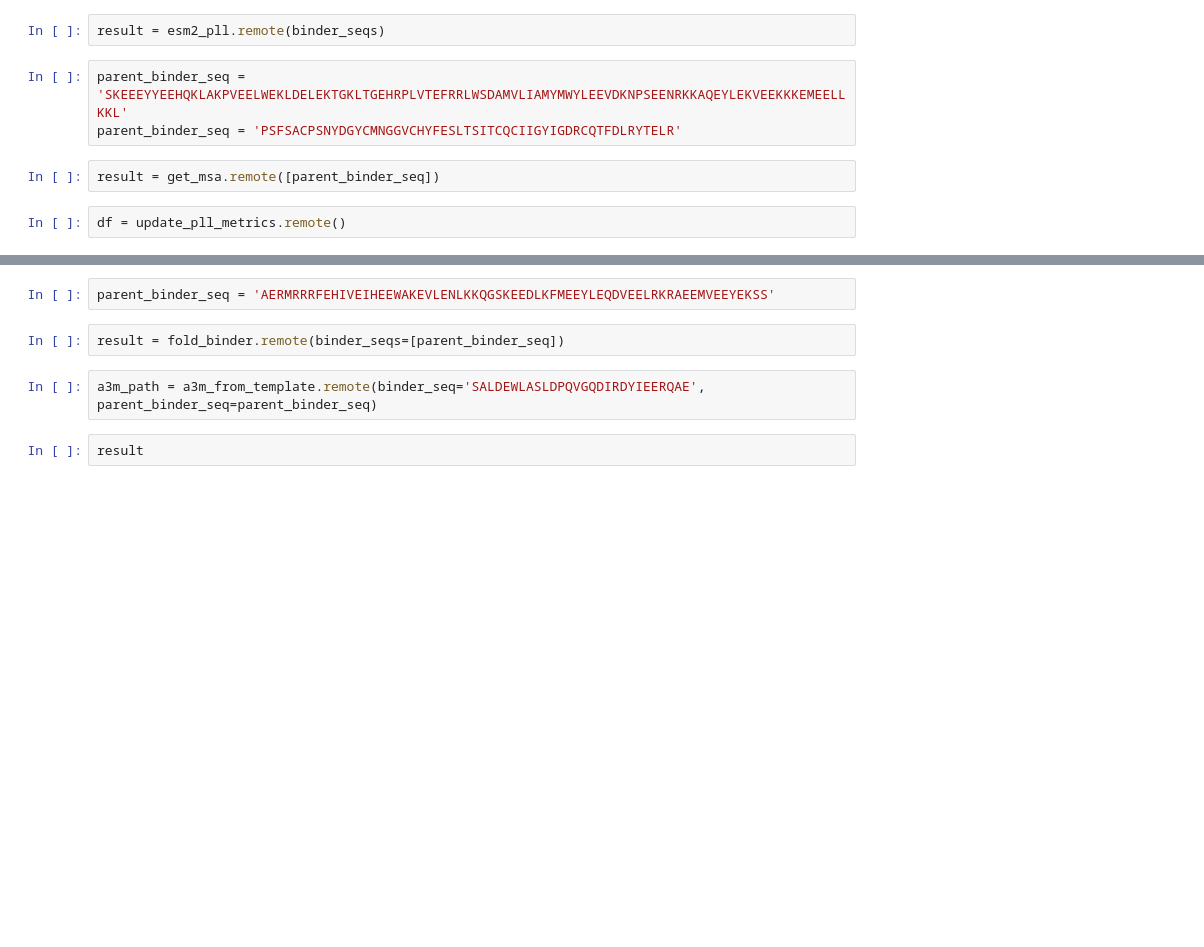
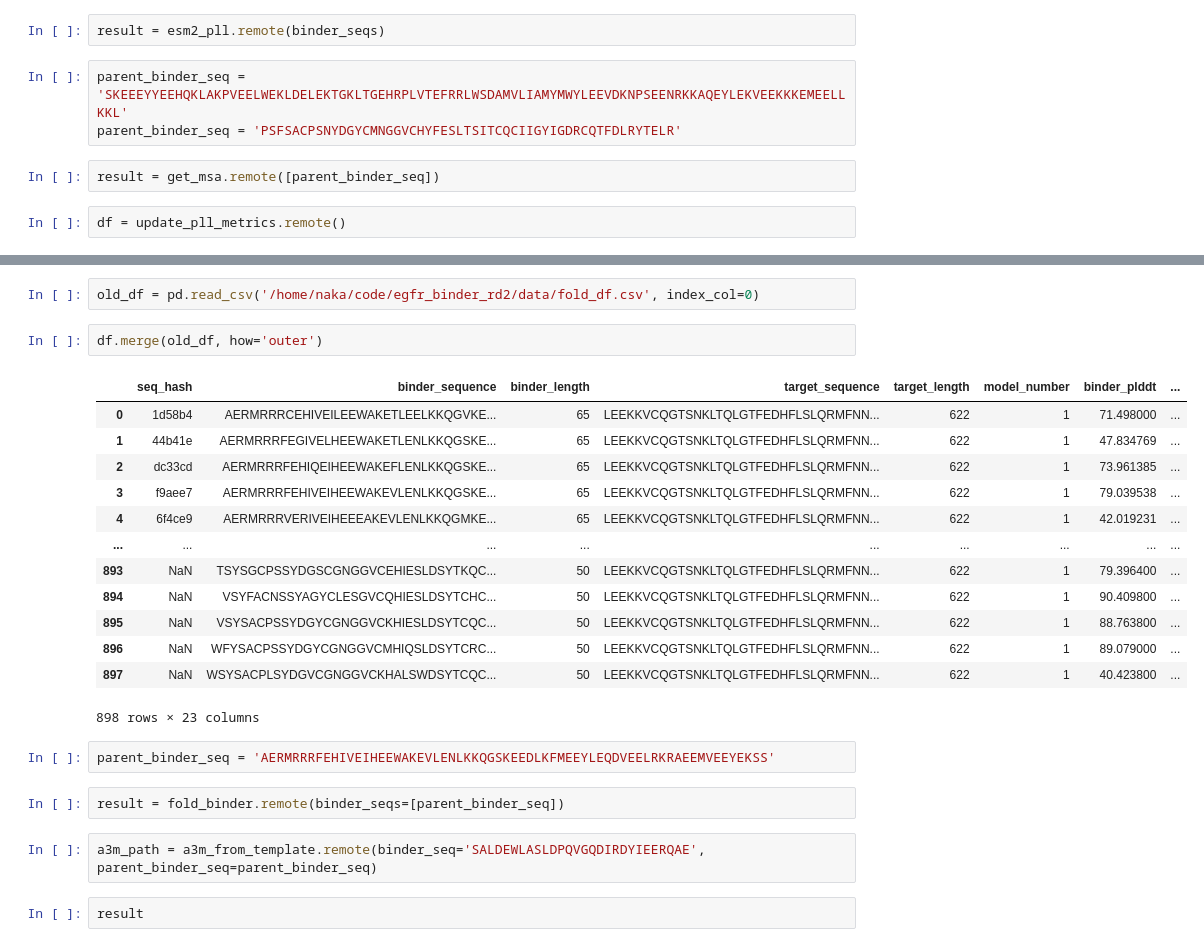
Before and after one commit to ANaka/egfr_binder_rd2, a Jupyter notebook: notebooks/fold.ipynb, the cells around one changed output, grey strips where cells are left out. Drawn from its saved outputs; the diff is of its cells as text; blank space fills up the shorter version.

```diff
--- a/notebooks/fold.ipynb
+++ b/notebooks/fold.ipynb
@@ -46,3 +55,21 @@ df
+# %%
+old_df = pd.read_csv('/home/naka/code/egfr_binder_rd2/data/fold_df.csv', index_col=0)
+# %%
+df.merge(old_df, how='outer')
+# %% [output]
+|  | seq_hash | binder_sequence | binder_length | target_sequence | target_length | model_number | binder_plddt | ... |
+| 0 | 1d58b4 | AERMRRRCEHIVEILEEWAKETLEELKKQGVKE... | 65 | LEEKKVCQGTSNKLTQLGTFEDHFLSLQRMFNN... | 622 | 1 | 71.498000 | ... |
+| 1 | 44b41e | AERMRRRFEGIVELHEEWAKETLENLKKQGSKE... | 65 | LEEKKVCQGTSNKLTQLGTFEDHFLSLQRMFNN... | 622 | 1 | 47.834769 | ... |
+| 2 | dc33cd | AERMRRRFEHIQEIHEEWAKEFLENLKKQGSKE... | 65 | LEEKKVCQGTSNKLTQLGTFEDHFLSLQRMFNN... | 622 | 1 | 73.961385 | ... |
+| 3 | f9aee7 | AERMRRRFEHIVEIHEEWAKEVLENLKKQGSKE... | 65 | LEEKKVCQGTSNKLTQLGTFEDHFLSLQRMFNN... | 622 | 1 | 79.039538 | ... |
+| 4 | 6f4ce9 | AERMRRRVERIVEIHEEEAKEVLENLKKQGMKE... | 65 | LEEKKVCQGTSNKLTQLGTFEDHFLSLQRMFNN... | 622 | 1 | 42.019231 | ... |
+| ... | ... | ... | ... | ... | ... | ... | ... | ... |
+| 893 | NaN | TSYSGCPSSYDGSCGNGGVCEHIESLDSYTKQC... | 50 | LEEKKVCQGTSNKLTQLGTFEDHFLSLQRMFNN... | 622 | 1 | 79.396400 | ... |
+| 894 | NaN | VSYFACNSSYAGYCLESGVCQHIESLDSYTCHC... | 50 | LEEKKVCQGTSNKLTQLGTFEDHFLSLQRMFNN... | 622 | 1 | 90.409800 | ... |
+| 895 | NaN | VSYSACPSSYDGYCGNGGVCKHIESLDSYTCQC... | 50 | LEEKKVCQGTSNKLTQLGTFEDHFLSLQRMFNN... | 622 | 1 | 88.763800 | ... |
+| 896 | NaN | WFYSACPSSYDGYCGNGGVCMHIQSLDSYTCRC... | 50 | LEEKKVCQGTSNKLTQLGTFEDHFLSLQRMFNN... | 622 | 1 | 89.079000 | ... |
+| 897 | NaN | WSYSACPLSYDGVCGNGGVCKHALSWDSYTCQC... | 50 | LEEKKVCQGTSNKLTQLGTFEDHFLSLQRMFNN... | 622 | 1 | 40.423800 | ... |
+898 rows × 23 columns
 # %%
 parent_binder_seq = 'AERMRRRFEHIVEIHEEWAKEVLENLKKQGSKEEDLKFMEEYLEQDVEELRKRAEEMVEEYEKSS'
 # %%
```
Also changed, not shown: parts of 16 cells of this notebook, 2 other files.
